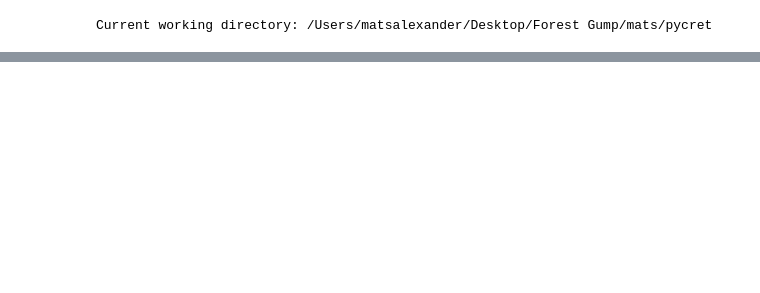
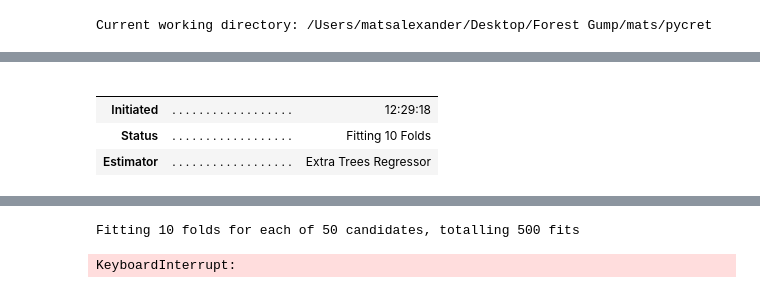
Before and after one commit to mikaelste/TDT4173-project, a Jupyter notebook: mats/pycret/model_3x.ipynb, the cells around one changed output, grey strips where cells are left out. Saved outputs shown, nothing was run; the diff lists cells and outputs as text; code cells hidden in the pictures; blank space fills up the shorter version.

```diff
--- a/mats/pycret/model_3x.ipynb
+++ b/mats/pycret/model_3x.ipynb
@@ -239 +234,9 @@ et2 = s2.create_model('et')
 [interactive output not drawn]
+# %%
+et2 = s2.tune_model(et2, optimize='MAE', n_iter=50, choose_better=True)
+# %% [output]
+|  |  |  |
+|  |  |  |
+| Initiated | . . . . . . . . . . . . . . . . . . | 12:29:18 |
+| Status | . . . . . . . . . . . . . . . . . . | Fitting 10 Folds |
+| Estimator | . . . . . . . . . . . . . . . . . . | Extra Trees Regressor |
@@ -240,3 +244,5 @@ et2 = s2.create_model('et')
+Fitting 10 folds for each of 50 candidates, totalling 500 fits
+KeyboardInterrupt:
 # %%
 # top3 = s3.compare_models(sort='MAE', n_select=3)
 et3 = s3.create_model('et')
```
Also changed, not shown: parts of 12 cells of this notebook, 2 other files.
